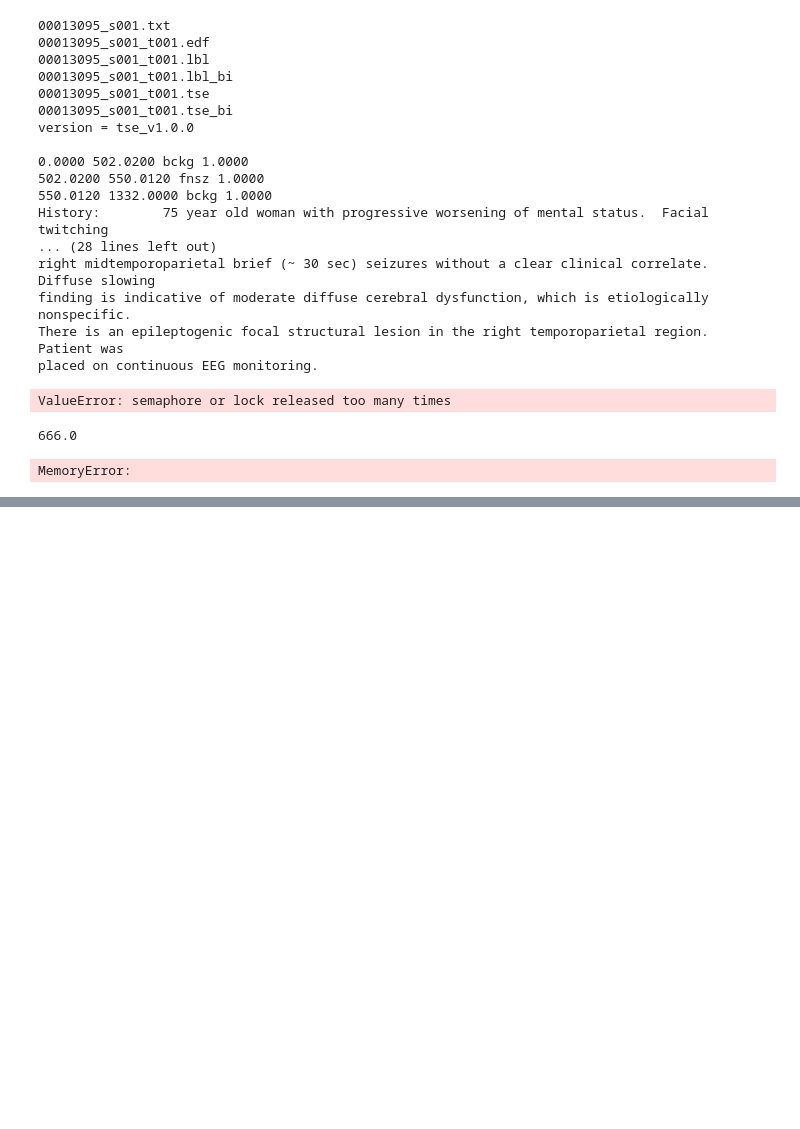
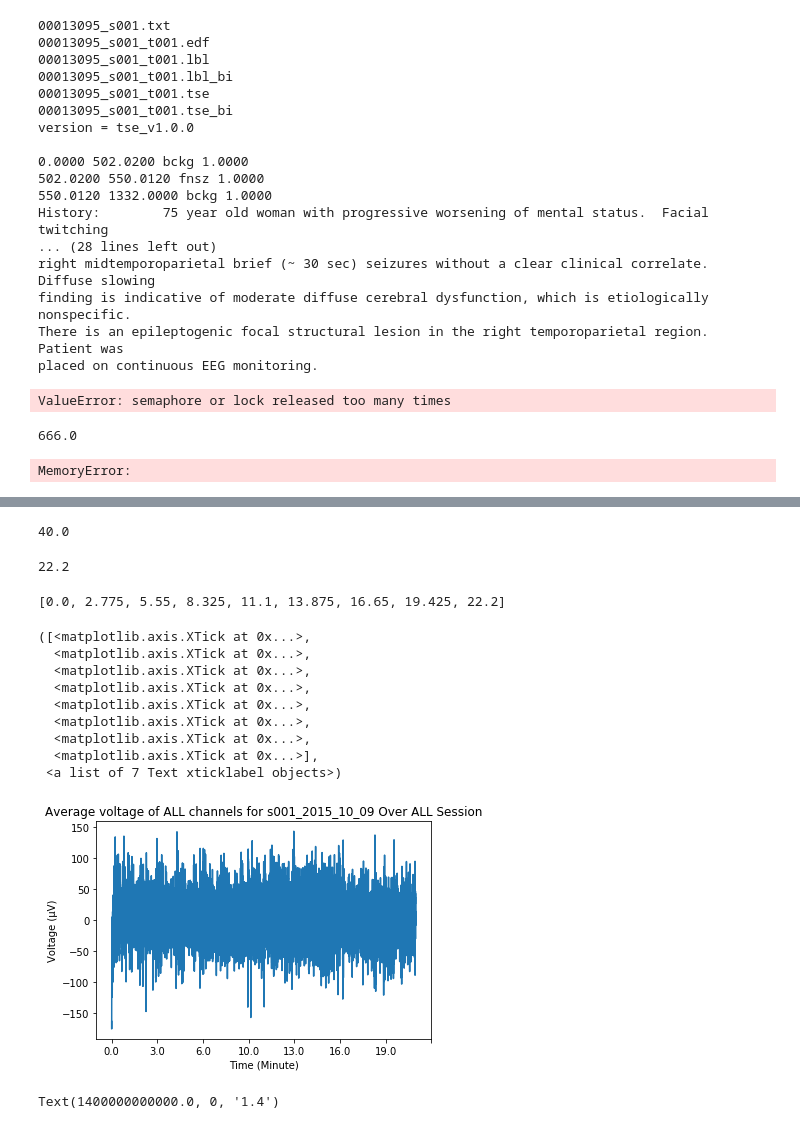
Before and after one commit to Saqibm128/eeg-tasks, a Jupyter notebook: notebooks/NN Analysis Sanity Check.ipynb, the cells around one changed output, grey strips where cells are left out. Drawn from its saved outputs; the diff is of its cells as text; code cells hidden in the pictures; blank space fills up the shorter version.

```diff
--- a/notebooks/NN Analysis Sanity Check.ipynb
+++ b/notebooks/NN Analysis Sanity Check.ipynb
@@ -577,0 +586,34 @@ plt.plot(data.mean(1)[0:10000])
+# %%
+10000/constants.COMMON_FREQ
+# %% [output]
+40.0
+# %%
+data.shape[0]/250/60
+# %% [output]
+22.2
+# %%
+[data.shape[0]*i/constants.COMMON_FREQ/60/8 for i in range(9)]
+# %% [output]
+[0.0, 2.775, 5.55, 8.325, 11.1, 13.875, 16.65, 19.425, 22.2]
+# %%
+plt.plot(data.mean(1))
+plt.title("Average voltage of ALL channels for s001_2015_10_09 Over ALL Session")
+plt.ylabel("Voltage (µV)")
+plt.xlabel("Time (Minute)")
+locs, labels= plt.xticks()
+plt.xticks(locs[1:], [np.round(data.shape[0]*i/constants.COMMON_FREQ/60/7) for i in range(7)])
+# %% [output]
+([<matplotlib.axis.XTick at 0x...>,
+  <matplotlib.axis.XTick at 0x...>,
+  <matplotlib.axis.XTick at 0x...>,
+  <matplotlib.axis.XTick at 0x...>,
+  <matplotlib.axis.XTick at 0x...>,
+  <matplotlib.axis.XTick at 0x...>,
+  <matplotlib.axis.XTick at 0x...>,
+  <matplotlib.axis.XTick at 0x...>],
+ <a list of 7 Text xticklabel objects>)
+[figure, added]
+# %%
+labels[-1]
+# %% [output]
+Text(1400000000000.0, 0, '1.4')
```
Also changed, not shown: parts of 3 cells of this notebook, 2 other files.
